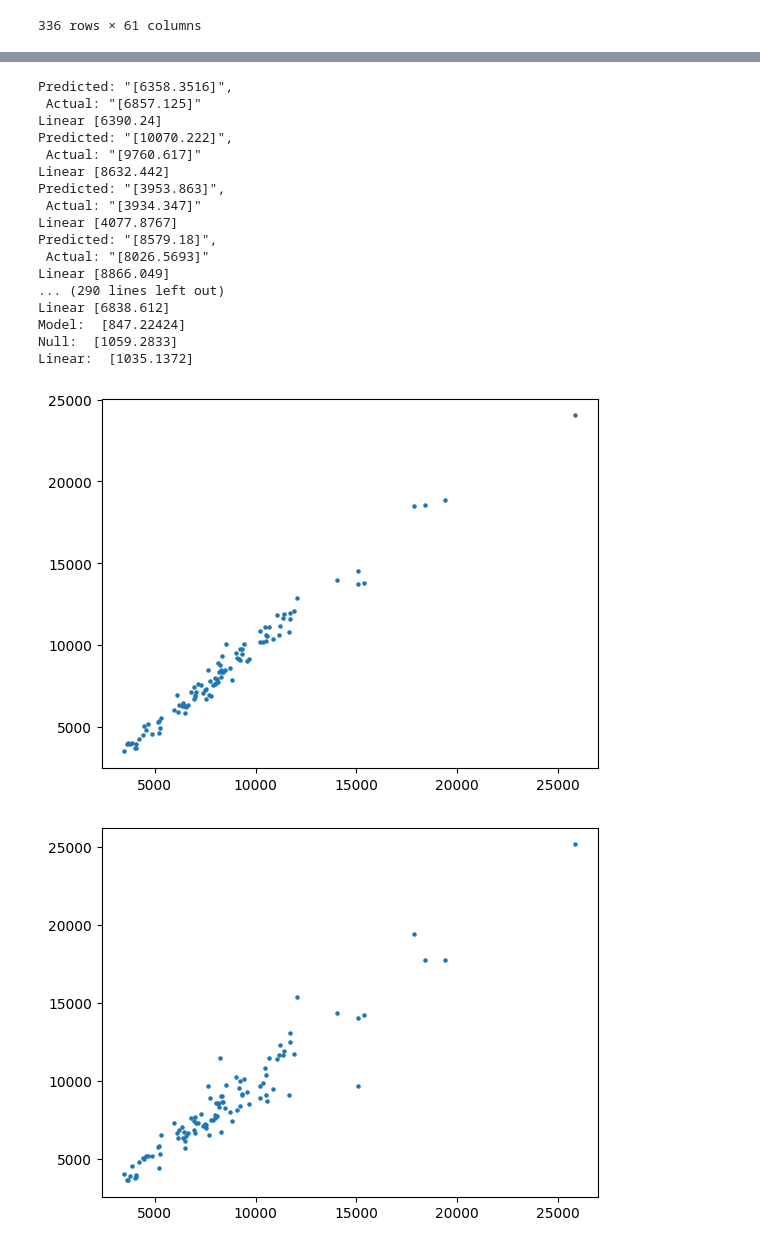
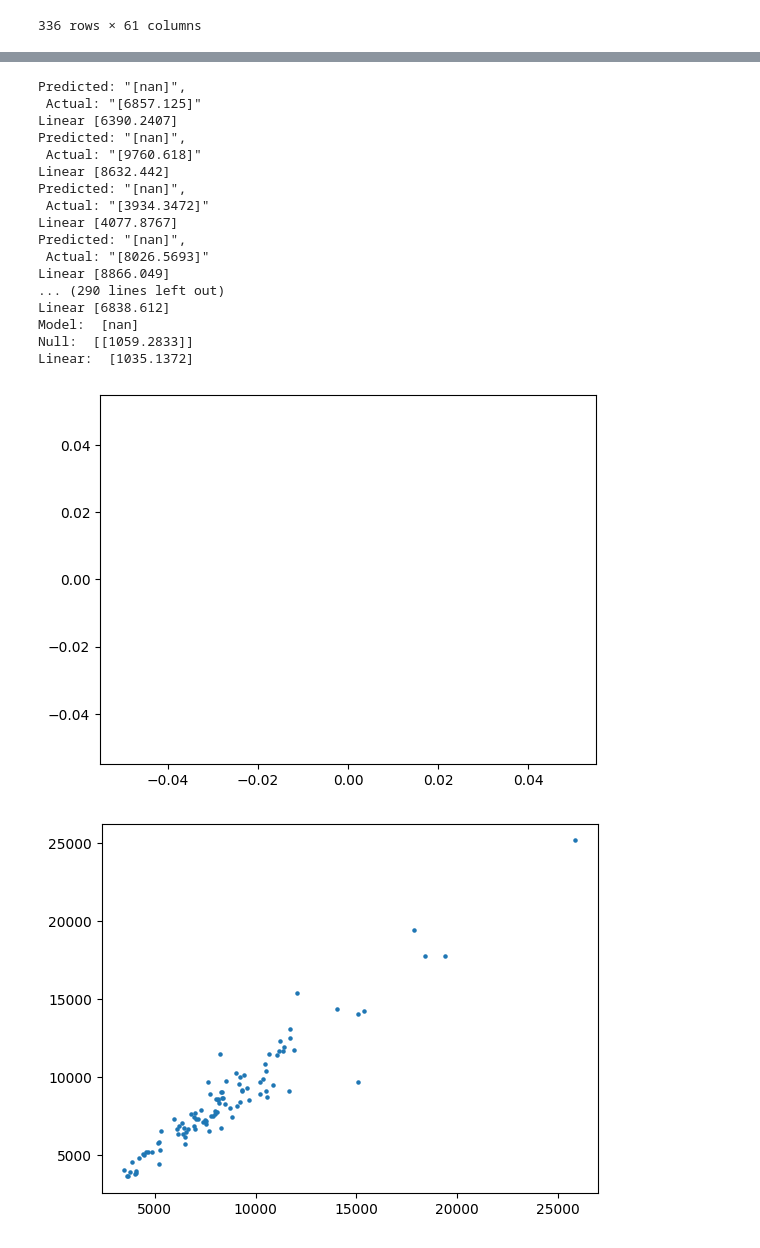
Before and after one commit to khangluong2004/COMP20008_Assignment2, a Jupyter notebook: khang/nn.ipynb, the cells around one changed output, grey strips where cells are left out. Cells and saved outputs as stored; diff of their text form; code cells hidden in the pictures.

```diff
--- a/khang/nn.ipynb
+++ b/khang/nn.ipynb
@@ -245,7 +244,7 @@ import copy
 import warnings
 warnings.filterwarnings('ignore')
 
-epochs = 1000
+epochs = 10
 for t in range(epochs):
     # print(f"Epoch {t+1}\n-------------------------------")
     model.train()
@@ -290,8 +289,7 @@ with torch.no_grad():
         i += 1
 
         out = np.hstack((x[:,56:], y.reshape(-1,1)))
-        old_x = scaler.inverse_transform(out)
-        crime = old_x[:, crime_idx - 56]
+        crime = out[:, crime_idx - 56]
         x = x.to(device)
 
         pred = model(x)
@@ -299,58 +297,52 @@ with torch.no_grad():
 
         x = x.detach().cpu().numpy()
         out = np.hstack((x[:,56:], pred.reshape(-1,1)))
-        out = scaler.inverse_transform(out)
         pred = out[:, crime_idx - 56]
 
-
-        outNull = np.hstack((x[:,56:], x[:, last_idx].reshape(-1,1)))
-        outNull = scaler.inverse_transform(outNull)
-        predNull = outNull[:, crime_idx - 56]
+        predNull = x[:, last_idx].reshape(-1,1)
 
         predLinear = b + m * x[:, last_idx]
-        outLinear = np.hstack((x[:,56:], predLinear.reshape(-1,1)))
-        outLinear = scaler.inverse_transform(outLinear)
-        predLinear = outLinear[:, crime_idx - 56]
+
 
         print(f'Predicted: "{pred}",\n Actual: "{crime}"')
         print("Linear", predLinear)
 
         mse += (pred - crime) ** 2
         mseNull += (predNull - crime)**2
         mseLinear += (predLinear - crime)**2
 
         predNulls.append(predNull)
         predCrimes.append(pred)
         actual.append(crime)
 
     print("Model: ", np.sqrt(mse/i))
     print("Null: ", np.sqrt(mseNull/i))
     print("Linear: ", np.sqrt(mseLinear/i))
 
 plt.figure()
 plt.scatter(predNulls, predCrimes, s= 5)
 plt.show()
 
 plt.figure()
 plt.scatter(predNulls, actual, s=5)
 plt.show()
 # %% [output]
-Predicted: "[6358.3516]",
+Predicted: "[nan]",
  Actual: "[6857.125]"
-Linear [6390.24]
-Predicted: "[10070.222]",
- Actual: "[9760.617]"
+Linear [6390.2407]
+Predicted: "[nan]",
+ Actual: "[9760.618]"
 Linear [8632.442]
-Predicted: "[3953.863]",
- Actual: "[3934.347]"
+Predicted: "[nan]",
+ Actual: "[3934.3472]"
 Linear [4077.8767]
-Predicted: "[8579.18]",
+Predicted: "[nan]",
  Actual: "[8026.5693]"
 Linear [8866.049]
 ... (290 lines left out)
 Linear [6838.612]
-Model:  [847.22424]
-Null:  [1059.2833]
+Model:  [nan]
+Null:  [[1059.2833]]
 Linear:  [1035.1372]
-[figure, old version]
+[figure, new version]
 [figure]
```
Also changed, not shown: parts of 3 cells of this notebook, 3 other files.
